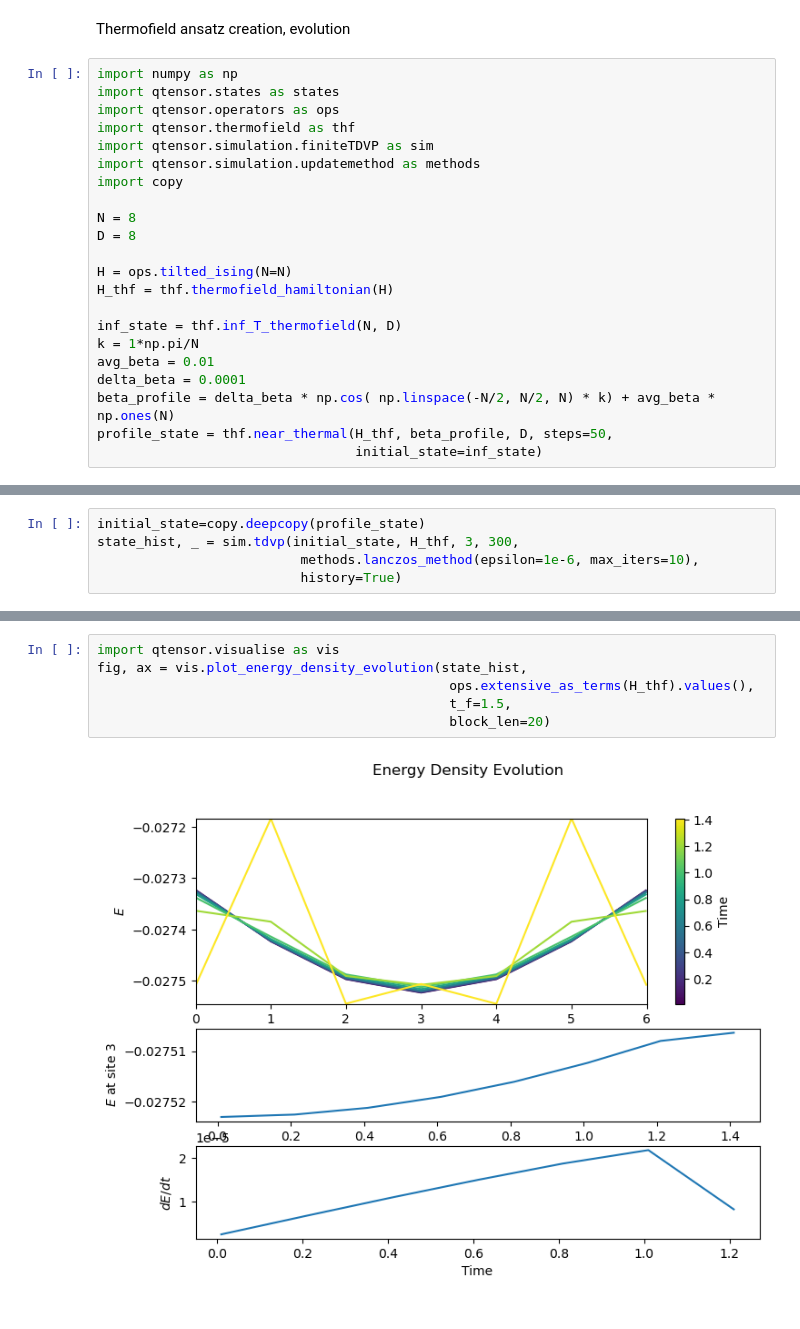
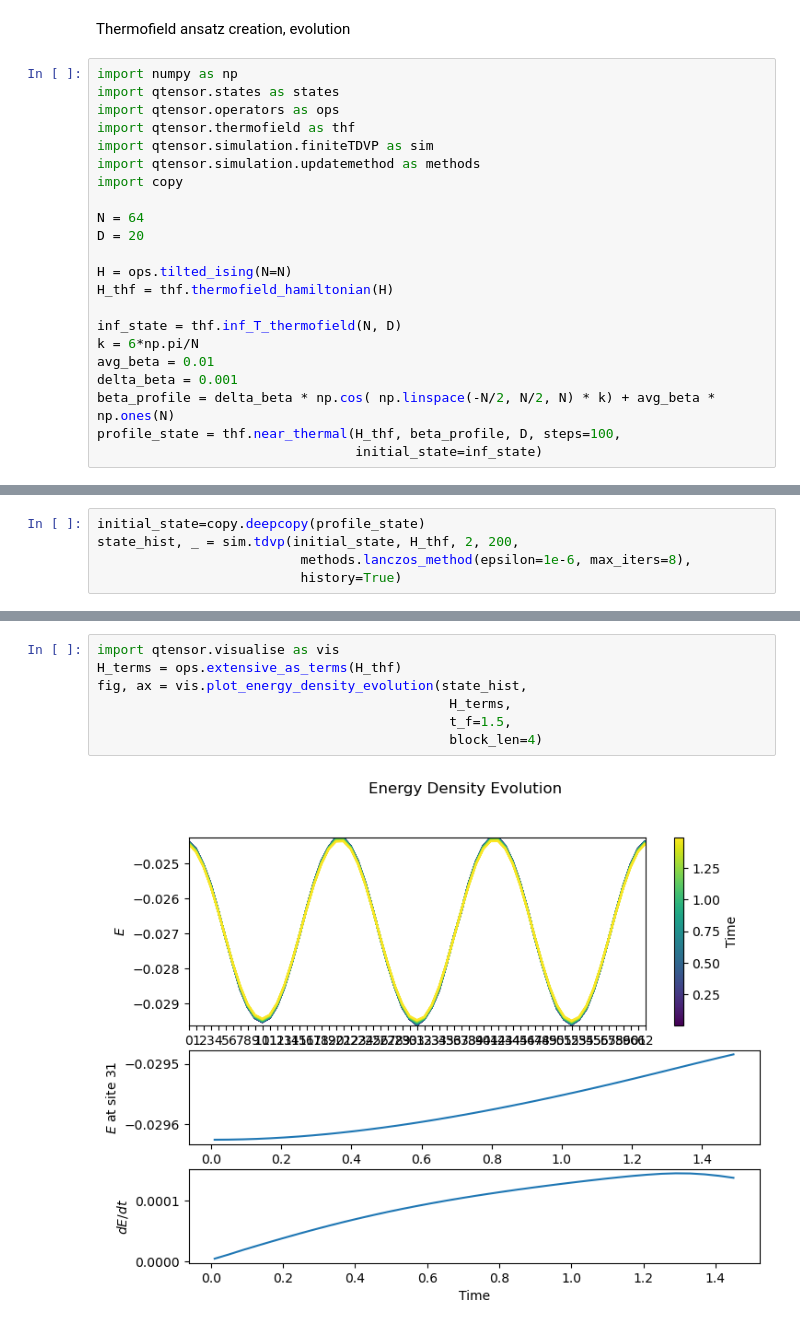
Before and after one commit to OscarCharlieST/quantum-tensor, a Jupyter notebook: active.ipynb, the cells around one changed output, grey strips where cells are left out. Drawn from its saved outputs; the diff is of its cells as text.

```diff
--- a/active.ipynb
+++ b/active.ipynb
@@ -111,17 +111,17 @@ import qtensor.simulation.finiteTDVP as sim
 import qtensor.simulation.updatemethod as methods
 import copy
 
-N = 8
-D = 8
+N = 64
+D = 20
 
 H = ops.tilted_ising(N=N)
 H_thf = thf.thermofield_hamiltonian(H)
 
 inf_state = thf.inf_T_thermofield(N, D)
-k = 1*np.pi/N
+k = 6*np.pi/N
 avg_beta = 0.01
-delta_beta = 0.0001
+delta_beta = 0.001
 beta_profile = delta_beta * np.cos( np.linspace(-N/2, N/2, N) * k) + avg_beta * np.ones(N)
-profile_state = thf.near_thermal(H_thf, beta_profile, D, steps=50,
+profile_state = thf.near_thermal(H_thf, beta_profile, D, steps=100,
                                  initial_state=inf_state)
 # %% [output]
@@ -129,6 +129,6 @@ profile_state = thf.near_thermal(H_thf, beta_profile, D, steps=50,
 # %%
 initial_state=copy.deepcopy(profile_state)
-state_hist, _ = sim.tdvp(initial_state, H_thf, 3, 300,
-                          methods.lanczos_method(epsilon=1e-6, max_iters=10),
+state_hist, _ = sim.tdvp(initial_state, H_thf, 2, 200,
+                          methods.lanczos_method(epsilon=1e-6, max_iters=8),
                           history=True)
 # %% [output]
@@ -136,8 +136,9 @@ state_hist, _ = sim.tdvp(initial_state, H_thf, 3, 300,
 # %%
 import qtensor.visualise as vis
+H_terms = ops.extensive_as_terms(H_thf)
 fig, ax = vis.plot_energy_density_evolution(state_hist,
-                                             ops.extensive_as_terms(H_thf).values(),
+                                             H_terms,
                                              t_f=1.5,
-                                             block_len=20)
+                                             block_len=4)
 # %% [output]
-[figure, old version]
+[figure, new version]
```
Also changed, not shown: parts of 2 cells of this notebook, 3 other files.
